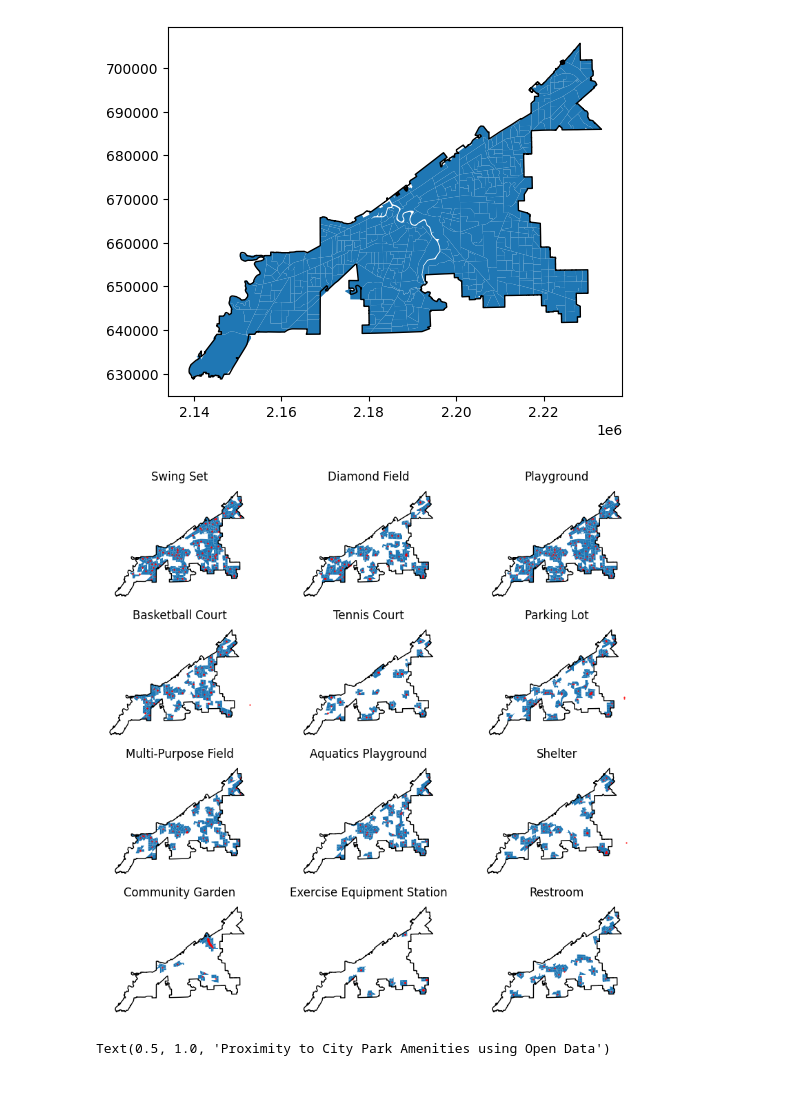
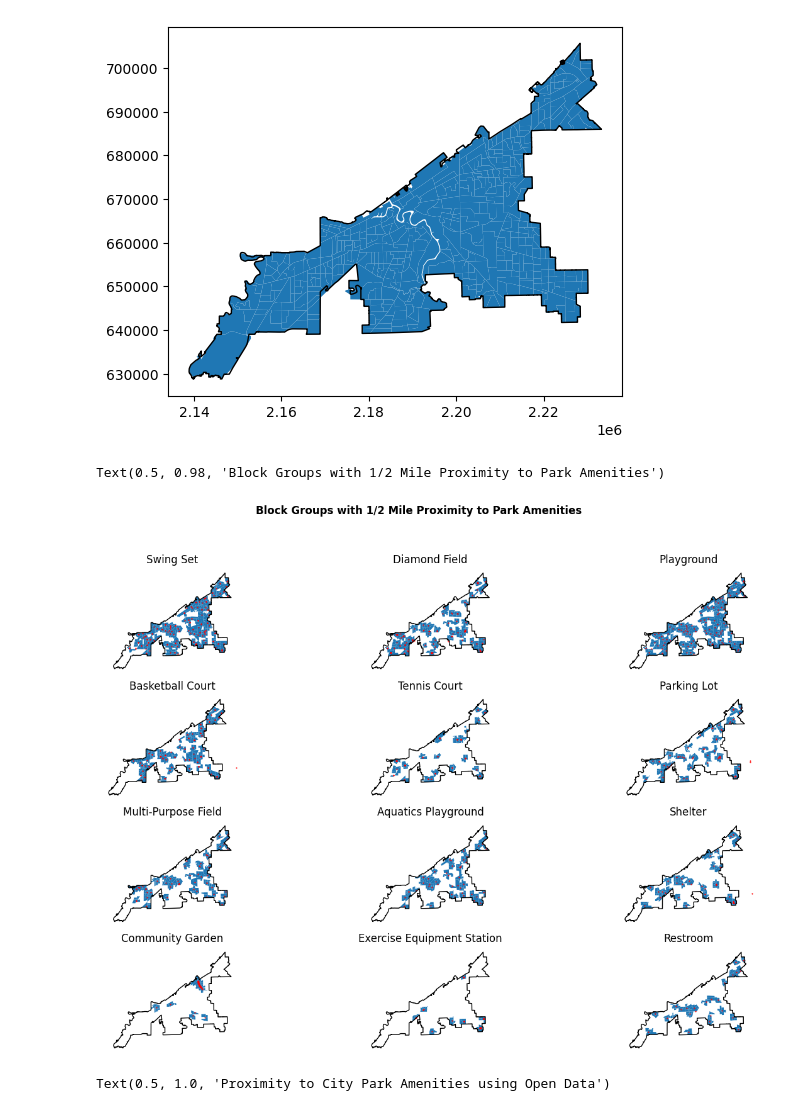
Before and after one commit to City-of-Cleveland/open-data-examples, a Jupyter notebook: 03-Recreation Data - Spatial Access and Optimal Locations.ipynb, the cells around one changed output. Cells and saved outputs as stored; diff of their text form; code cells hidden in the pictures.

Commit message:
Adding last documentation and polishing plots

```diff
--- a/03-Recreation Data - Spatial Access and Optimal Locations.ipynb
+++ b/03-Recreation Data - Spatial Access and Optimal Locations.ipynb
@@ -216,28 +191,30 @@ for amenity in amenities_gdf.Amenity_Type.unique():
 # %%
 # Exploring the coverage of all the top 12 most common amenity types
 n= 12
 top_n = amenities_gdf.Amenity_Type.value_counts(ascending=False).index.to_list()[:n]
 
 # Number of subplots <= (cols x rows)
 cols, rows = 3,4
 # Create matplotlib figure with an array of axes to plot on
 fig, axs = plt.subplots(nrows=rows, ncols=cols)
 # Make it larger so we can fit more map
-fig.set_size_inches(10,10)
+fig.set_size_inches(15,10)
 
 # Iterate through our most frequent amenities
 count = 0
 for irow in range(axs.shape[0]):
     for icol in range(axs.shape[1]):
             amenity = top_n[count]
             cle_bgs[ cle_bgs[amenity+"_flag"] == True].plot(ax=axs[irow][icol])
             amenities_gdf[amenities_gdf.Amenity_Type ==  amenity].plot(ax=axs[irow][icol], color='red', markersize=.3)
             city_gdf.plot(ax=axs[irow][icol], facecolor='none', edgecolor='black')
             axs[irow][icol].set_title(amenity)
             axs[irow][icol].set_axis_off()
             count += 1
+fig.suptitle("Block Groups with 1/2 Mile Proximity to Park Amenities", fontweight='bold')
 # %% [output]
+Text(0.5, 0.98, 'Block Groups with 1/2 Mile Proximity to Park Amenities')
-[figure, old version]
+[figure, new version]
 # %%
 # Let's use these true/false flags to produce summary statistics
 # We want to learn about what percent of different populations are within range of these amenities
```
Also changed, not shown: parts of 10 cells of this notebook.
